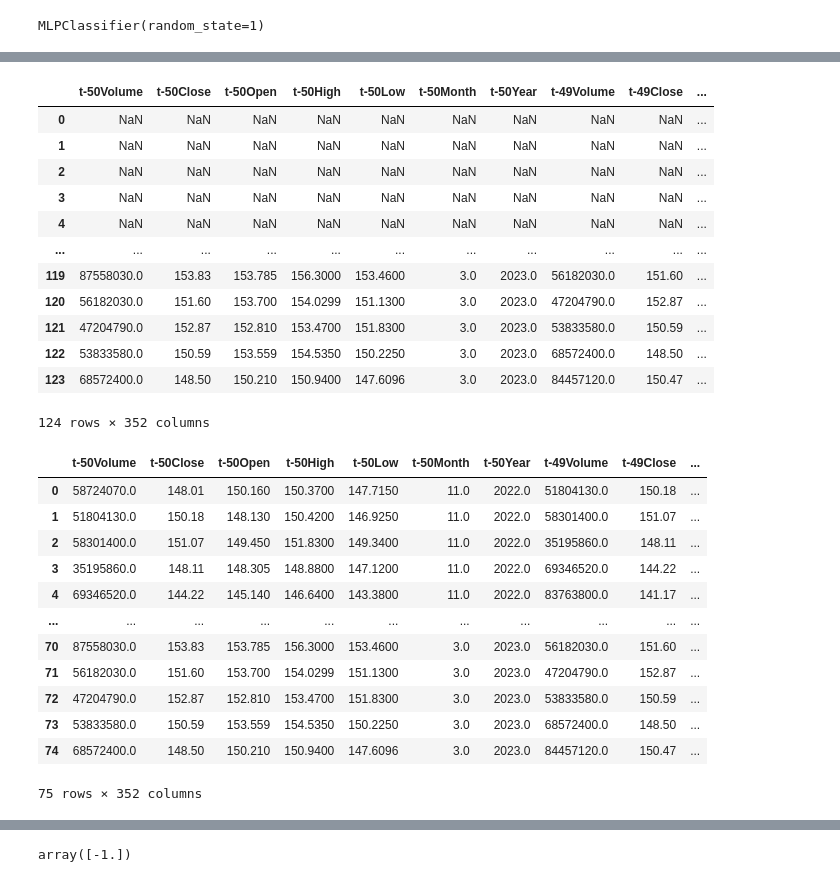
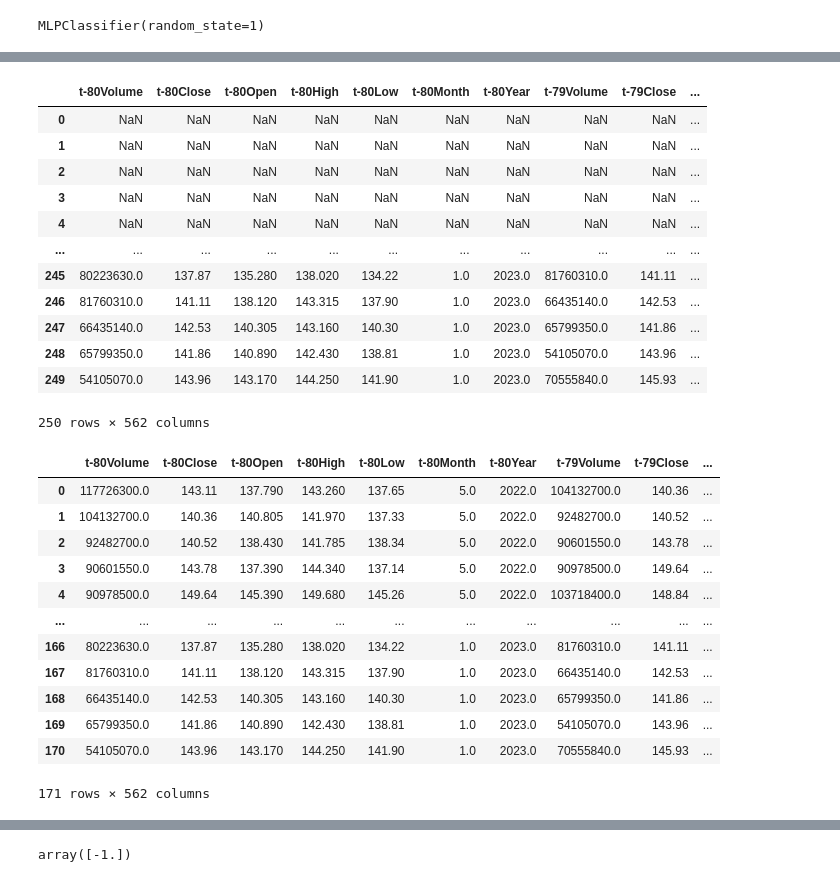
Before and after one commit to PhillipFeldman/StocksAI, a Jupyter notebook: Improve_Model2.ipynb, the cells around one changed output, grey strips where cells are left out. Drawn from its saved outputs; the diff is of its cells as text; code cells hidden in the pictures.

```diff
--- a/Improve_Model2.ipynb
+++ b/Improve_Model2.ipynb
@@ -12,7 +16,7 @@ path4 = "./data/4/"
 path5 = "./data/5/"
 path6 = "./data/UpToDate/"
 # %%
-KP = 50
+KP = 80
 KF = 25
 # %%
 def fix_dollars(apple2):
@@ -407,38 +473,38 @@ u2
 # %%
-dfu = fix_shift(u2,50,0,updated=True)
+dfu = fix_shift(u2,KP,0,updated=True)
 dfu
 # %% [output]
-|  | t-50Volume | t-50Close | t-50Open | t-50High | t-50Low | t-50Month | t-50Year | t-49Volume | t-49Close | ... |
+|  | t-80Volume | t-80Close | t-80Open | t-80High | t-80Low | t-80Month | t-80Year | t-79Volume | t-79Close | ... |
 | 0 | NaN | NaN | NaN | NaN | NaN | NaN | NaN | NaN | NaN | ... |
 | 1 | NaN | NaN | NaN | NaN | NaN | NaN | NaN | NaN | NaN | ... |
 | 2 | NaN | NaN | NaN | NaN | NaN | NaN | NaN | NaN | NaN | ... |
 | 3 | NaN | NaN | NaN | NaN | NaN | NaN | NaN | NaN | NaN | ... |
 | 4 | NaN | NaN | NaN | NaN | NaN | NaN | NaN | NaN | NaN | ... |
 | ... | ... | ... | ... | ... | ... | ... | ... | ... | ... | ... |
-| 119 | 87558030.0 | 153.83 | 153.785 | 156.3000 | 153.4600 | 3.0 | 2023.0 | 56182030.0 | 151.60 | ... |
-| 120 | 56182030.0 | 151.60 | 153.700 | 154.0299 | 151.1300 | 3.0 | 2023.0 | 47204790.0 | 152.87 | ... |
-| 121 | 47204790.0 | 152.87 | 152.810 | 153.4700 | 151.8300 | 3.0 | 2023.0 | 53833580.0 | 150.59 | ... |
-| 122 | 53833580.0 | 150.59 | 153.559 | 154.5350 | 150.2250 | 3.0 | 2023.0 | 68572400.0 | 148.50 | ... |
-| 123 | 68572400.0 | 148.50 | 150.210 | 150.9400 | 147.6096 | 3.0 | 2023.0 | 84457120.0 | 150.47 | ... |
+| 245 | 80223630.0 | 137.87 | 135.280 | 138.020 | 134.22 | 1.0 | 2023.0 | 81760310.0 | 141.11 | ... |
+| 246 | 81760310.0 | 141.11 | 138.120 | 143.315 | 137.90 | 1.0 | 2023.0 | 66435140.0 | 142.53 | ... |
+| 247 | 66435140.0 | 142.53 | 140.305 | 143.160 | 140.30 | 1.0 | 2023.0 | 65799350.0 | 141.86 | ... |
+| 248 | 65799350.0 | 141.86 | 140.890 | 142.430 | 138.81 | 1.0 | 2023.0 | 54105070.0 | 143.96 | ... |
+| 249 | 54105070.0 | 143.96 | 143.170 | 144.250 | 141.90 | 1.0 | 2023.0 | 70555840.0 | 145.93 | ... |
-124 rows × 352 columns
+250 rows × 562 columns
 # %%
 dfu.dropna(inplace=True)
 dfu = dfu.reset_index(drop=True)
 dfu
 # %% [output]
-|  | t-50Volume | t-50Close | t-50Open | t-50High | t-50Low | t-50Month | t-50Year | t-49Volume | t-49Close | ... |
-| 0 | 58724070.0 | 148.01 | 150.160 | 150.3700 | 147.7150 | 11.0 | 2022.0 | 51804130.0 | 150.18 | ... |
-| 1 | 51804130.0 | 150.18 | 148.130 | 150.4200 | 146.9250 | 11.0 | 2022.0 | 58301400.0 | 151.07 | ... |
-| 2 | 58301400.0 | 151.07 | 149.450 | 151.8300 | 149.3400 | 11.0 | 2022.0 | 35195860.0 | 148.11 | ... |
-| 3 | 35195860.0 | 148.11 | 148.305 | 148.8800 | 147.1200 | 11.0 | 2022.0 | 69346520.0 | 144.22 | ... |
-| 4 | 69346520.0 | 144.22 | 145.140 | 146.6400 | 143.3800 | 11.0 | 2022.0 | 83763800.0 | 141.17 | ... |
+|  | t-80Volume | t-80Close | t-80Open | t-80High | t-80Low | t-80Month | t-80Year | t-79Volume | t-79Close | ... |
+| 0 | 117726300.0 | 143.11 | 137.790 | 143.260 | 137.65 | 5.0 | 2022.0 | 104132700.0 | 140.36 | ... |
+| 1 | 104132700.0 | 140.36 | 140.805 | 141.970 | 137.33 | 5.0 | 2022.0 | 92482700.0 | 140.52 | ... |
+| 2 | 92482700.0 | 140.52 | 138.430 | 141.785 | 138.34 | 5.0 | 2022.0 | 90601550.0 | 143.78 | ... |
+| 3 | 90601550.0 | 143.78 | 137.390 | 144.340 | 137.14 | 5.0 | 2022.0 | 90978500.0 | 149.64 | ... |
+| 4 | 90978500.0 | 149.64 | 145.390 | 149.680 | 145.26 | 5.0 | 2022.0 | 103718400.0 | 148.84 | ... |
 | ... | ... | ... | ... | ... | ... | ... | ... | ... | ... | ... |
-| 70 | 87558030.0 | 153.83 | 153.785 | 156.3000 | 153.4600 | 3.0 | 2023.0 | 56182030.0 | 151.60 | ... |
-| 71 | 56182030.0 | 151.60 | 153.700 | 154.0299 | 151.1300 | 3.0 | 2023.0 | 47204790.0 | 152.87 | ... |
-| 72 | 47204790.0 | 152.87 | 152.810 | 153.4700 | 151.8300 | 3.0 | 2023.0 | 53833580.0 | 150.59 | ... |
-| 73 | 53833580.0 | 150.59 | 153.559 | 154.5350 | 150.2250 | 3.0 | 2023.0 | 68572400.0 | 148.50 | ... |
-| 74 | 68572400.0 | 148.50 | 150.210 | 150.9400 | 147.6096 | 3.0 | 2023.0 | 84457120.0 | 150.47 | ... |
+| 166 | 80223630.0 | 137.87 | 135.280 | 138.020 | 134.22 | 1.0 | 2023.0 | 81760310.0 | 141.11 | ... |
+| 167 | 81760310.0 | 141.11 | 138.120 | 143.315 | 137.90 | 1.0 | 2023.0 | 66435140.0 | 142.53 | ... |
+| 168 | 66435140.0 | 142.53 | 140.305 | 143.160 | 140.30 | 1.0 | 2023.0 | 65799350.0 | 141.86 | ... |
+| 169 | 65799350.0 | 141.86 | 140.890 | 142.430 | 138.81 | 1.0 | 2023.0 | 54105070.0 | 143.96 | ... |
+| 170 | 54105070.0 | 143.96 | 143.170 | 144.250 | 141.90 | 1.0 | 2023.0 | 70555840.0 | 145.93 | ... |
-75 rows × 352 columns
+171 rows × 562 columns
 # %%
 fix_normalize(apple2,dfu)
 dfu
```
Also changed, not shown: parts of 30 cells of this notebook.
